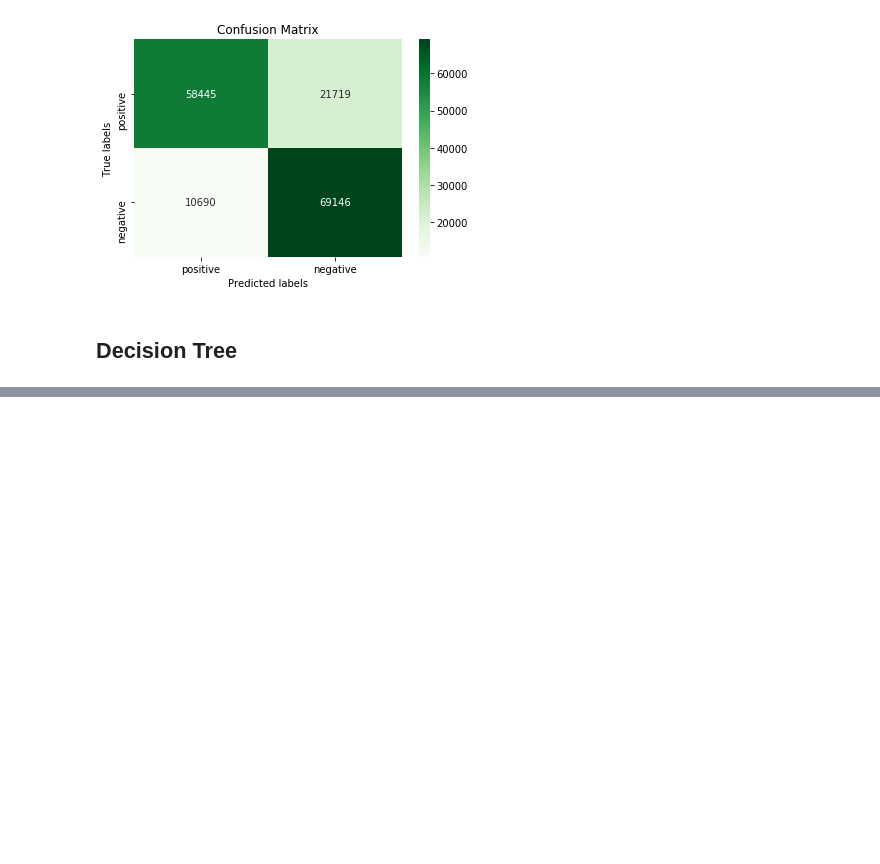
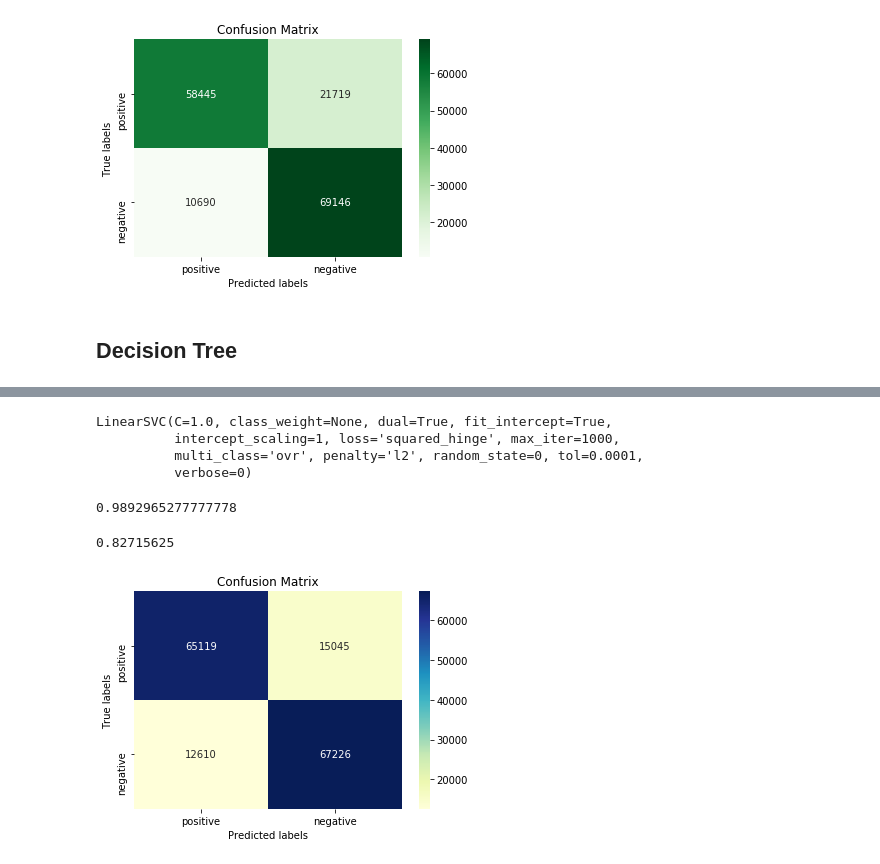
Before and after one commit to surabhik16/Twitter_Sentiment_Analysis, a Jupyter notebook: Twitter Sentiment Analysis.ipynb, the cells around one changed output, grey strips where cells are left out. Cells and saved outputs as stored; diff of their text form; code cells hidden in the pictures; blank space fills up the shorter version.

```diff
--- a/Twitter Sentiment Analysis.ipynb
+++ b/Twitter Sentiment Analysis.ipynb
@@ -552,0 +571,32 @@ ax.xaxis.set_ticklabels(['positive', 'negative']); ax.yaxis.set_ticklabels(['pos
+# %%
+svm = LinearSVC(random_state=0)
+# %%
+svm.fit(X_train_dtm, y_train)
+# %% [output]
+LinearSVC(C=1.0, class_weight=None, dual=True, fit_intercept=True,
+          intercept_scaling=1, loss='squared_hinge', max_iter=1000,
+          multi_class='ovr', penalty='l2', random_state=0, tol=0.0001,
+          verbose=0)
+# %%
+svm.score(X_train_dtm, y_train) # model out of sample evaluation
+# %% [output]
+0.9892965277777778
+# %%
+y_pred_svm = svm.predict(X_test_dtm)
+# %%
+svm_outsample = svm.score(X_test_dtm, y_test) # model out of sample evaluation
+svm_outsample
+# %% [output]
+0.82715625
+# %%
+cm_svm = confusion_matrix(y_test, y_pred_svm,labels = ['POSITIVE','NEGATIVE'])
+# %%
+ax= plt.subplot()
+sns.heatmap(cm_svm, annot=True, ax = ax,cmap='YlGnBu', fmt='g');
+
+# labels, title and ticks
+ax.set_xlabel('Predicted labels');ax.set_ylabel('True labels');
+ax.set_title('Confusion Matrix');
+ax.xaxis.set_ticklabels(['positive', 'negative']); ax.yaxis.set_ticklabels(['positive', 'negative']);
+# %% [output]
+[figure, added]
```
Also changed, not shown: parts of 6 cells of this notebook.
